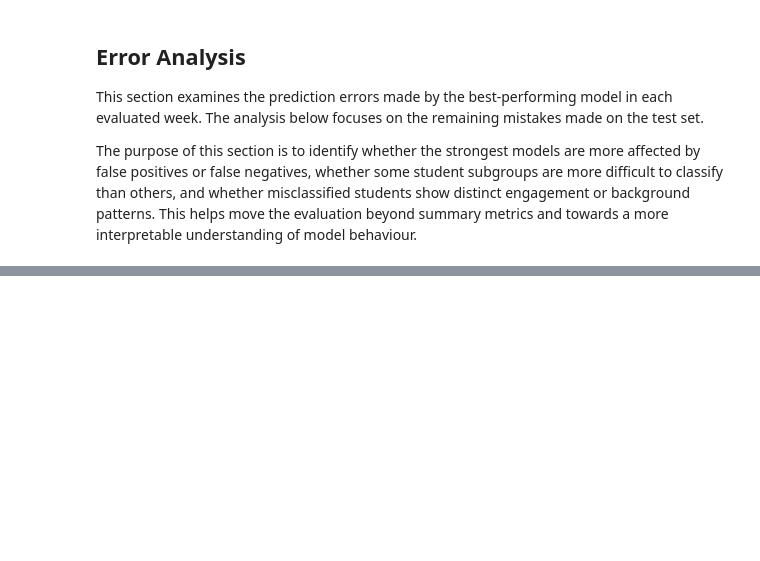
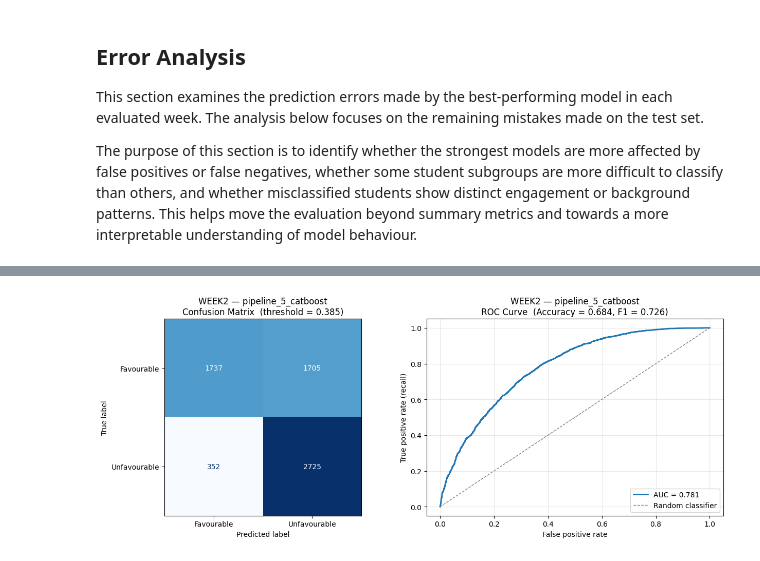
Before and after one commit to GSWNJay/ELEN4025_Group_Assignment, a Jupyter notebook: OULAD_Team_4.ipynb, the cells around one changed output, grey strips where cells are left out. Drawn from its saved outputs; the diff is of its cells as text; code cells hidden in the pictures; blank space fills up the shorter version.

```diff
--- a/OULAD_Team_4.ipynb
+++ b/OULAD_Team_4.ipynb
@@ -1239,0 +1304,83 @@ Subgroup breakdown by highest_education
+# %%
+# Part A — Confusion matrix and ROC / AUC for the best model at each week cutoff
+
+required_objects = ['best_models_per_week', 'trained_artifacts', 'week_splits']
+missing_objects = [name for name in required_objects if name not in globals()]
+
+if missing_objects:
+    raise NameError(
+        'Missing required benchmark objects: '
+        + ', '.join(missing_objects)
+        + '. Run the benchmark cell before this section.'
+    )
+
+import matplotlib.pyplot as plt
+import numpy as np
+from sklearn.metrics import (
+    ConfusionMatrixDisplay,
+    accuracy_score,
+    confusion_matrix,
+    f1_score,
+    roc_auc_score,
+    roc_curve,
+)
+
+CM_LABELS = ['Favourable', 'Unfavourable']
+
+for _, best_row in best_models_per_week.sort_values('week').iterrows():
+    week = best_row['week']
+    model_name = best_row['model']
+    plot_name = model_name.replace('.pkl', '')
+
+    artifact = trained_artifacts[(week, model_name)]
+    split_data = week_splits[week]
+
+    spec = {
+        'kind': artifact['kind'],
+        'feature_columns': artifact['feature_columns'],
+        'cat_features': artifact.get('cat_features', []),
+    }
+
+    test_probabilities = predict_probabilities(spec, artifact['estimator'], split_data['X_test'])
+    threshold = artifact['threshold']
+    test_predictions = (test_probabilities >= threshold).astype(int)
+
+    acc = accuracy_score(split_data['y_test'], test_predictions)
+    f1 = f1_score(split_data['y_test'], test_predictions, zero_division=0)
+    auc = roc_auc_score(split_data['y_test'], test_probabilities)
+    fpr, tpr, _ = roc_curve(split_data['y_test'], test_probabilities)
+    cm = confusion_matrix(split_data['y_test'], test_predictions)
+
+    fig, axes = plt.subplots(1, 2, figsize=(13, 5))
+
+    disp = ConfusionMatrixDisplay(confusion_matrix=cm, display_labels=CM_LABELS)
+    disp.plot(ax=axes[0], colorbar=False, cmap='Blues')
+    axes[0].set_title(
+        f'{week.upper()} — {plot_name}\n'
+        f'Confusion Matrix  (threshold = {threshold:.3f})'
+    )
+    axes[0].set_xlabel('Predicted label')
+    axes[0].set_ylabel('True label')
+
+    axes[1].plot(fpr, tpr, color='tab:blue', lw=2, label=f'AUC = {auc:.3f}')
+    axes[1].plot([0, 1], [0, 1], color='grey', linestyle='--', lw=1, label='Random classifier')
+    axes[1].set_xlabel('False positive rate')
+    axes[1].set_ylabel('True positive rate (recall)')
+    axes[1].set_title(
+        f'{week.upper()} — {plot_name}\n'
+        f'ROC Curve  (Accuracy = {acc:.3f}, F1 = {f1:.3f})'
+    )
+    axes[1].grid(alpha=0.3)
+    axes[1].legend(loc='lower right')
+
+    plt.tight_layout()
+    plt.show()
+
+    print(f'{week.upper()} best model: {plot_name}')
+    print(f'  Threshold : {threshold:.3f}')
+    print(f'  Accuracy  : {acc:.4f}')
+    print(f'  F1        : {f1:.4f}')
+    print(f'  AUC       : {auc:.4f}')
+    print()
+# %% [output]
+[figure, added]
```
Also changed, not shown: parts of 11 cells of this notebook, 3 other files.
